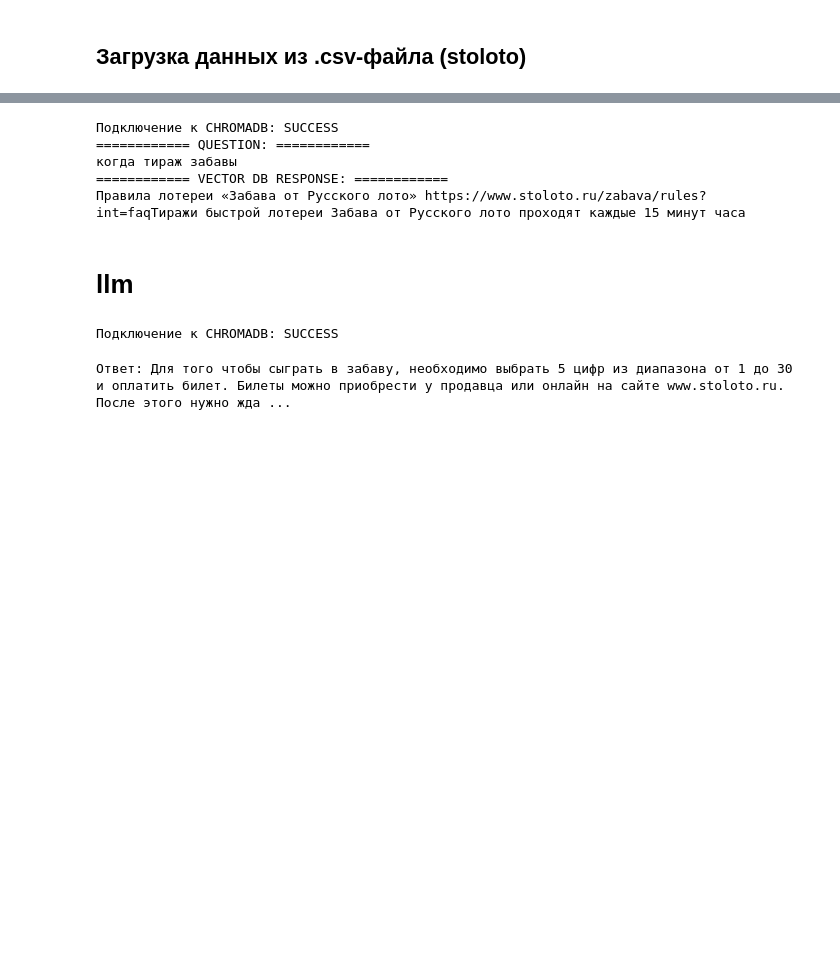
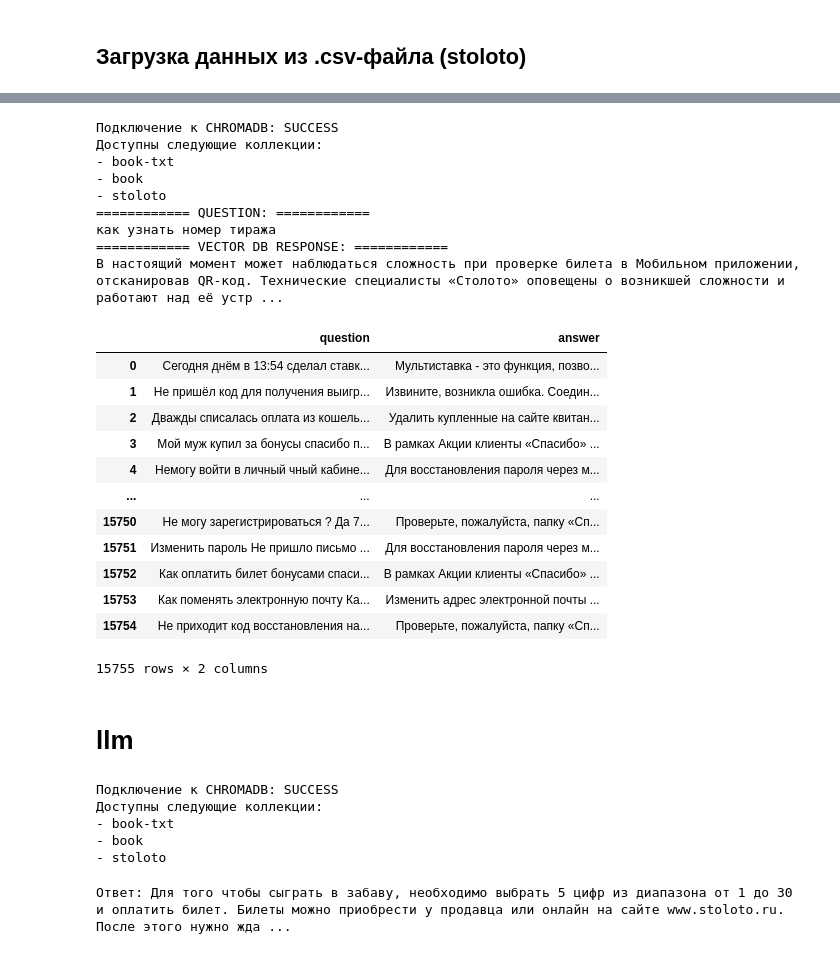
Before and after one commit to aesedeu/rag_streamlit_ru, a Jupyter notebook: test.ipynb, the cells around one changed output, grey strips where cells are left out. Saved outputs shown, nothing was run; the diff lists cells and outputs as text; code cells hidden in the pictures; blank space fills up the shorter version.

```diff
--- a/test.ipynb
+++ b/test.ipynb
@@ -165,7 +171,7 @@ chroma_client = get_chroma_client()
 # Получаем коллекцию
 collection = chroma_client.get_collection('stoloto')
 
-question = 'правила лотереи'
+question = 'как узнать номер тиража'
 # question = 'когда тираж забавы'
 
 vector_db_response = vectorstore_query(
@@ -179,21 +185,39 @@ print(f'============ QUESTION: ============\n{question}')
 print(f'============ VECTOR DB RESPONSE: ============\n{vector_db_response}')
 # %% [output]
 Подключение к CHROMADB: SUCCESS
+Доступны следующие коллекции:
+- book-txt
+- book
+- stoloto
 ============ QUESTION: ============
-когда тираж забавы
+как узнать номер тиража
 ============ VECTOR DB RESPONSE: ============
-Правила лотереи «Забава от Русского лото» https://www.stoloto.ru/zabava/rules?int=faqТиражи быстрой лотереи Забава от Русского лото проходят каждые 15 минут часа
+В настоящий момент может наблюдаться сложность при проверке билета в Мобильном приложении, отсканировав QR-код. Технические специалисты «Столото» оповещены о возникшей сложности и работают над её устр ...
 # %%
 import pandas as pd
 
 df = pd.read_csv("./SOURCE_DOCUMENTS/q&a_clear.csv")
 df.rename(columns={
     'user_questions':'question',
     'bot_messages':'answer'
 }, inplace=True)
-df.to_csv('q&a_clear.csv', index=False, columns=['question', 'answer'])
+df.to_csv('./SOURCE_DOCUMENTS/q&a_clear.csv', index=False, columns=['question', 'answer'])
 df = pd.read_csv("./SOURCE_DOCUMENTS/q&a_clear.csv")
 df
+# %% [output]
+|  | question | answer |
+| 0 | Сегодня днём в 13:54 сделал ставк... | Мультиставка - это функция, позво... |
+| 1 | Не пришёл код для получения выигр... | Извините, возникла ошибка. Соедин... |
+| 2 | Дважды списалась оплата из кошель... | Удалить купленные на сайте квитан... |
+| 3 | Мой муж купил за бонусы спасибо п... | В рамках Акции клиенты «Спасибо» ... |
+| 4 | Немогу войти в личный чный кабине... | Для восстановления пароля через м... |
+| ... | ... | ... |
+| 15750 | Не могу зарегистрироваться ? Да 7... | Проверьте, пожалуйста, папку «Сп... |
+| 15751 | Изменить пароль Не пришло письмо ... | Для восстановления пароля через м... |
+| 15752 | Как оплатить билет бонусами спаси... | В рамках Акции клиенты «Спасибо» ... |
+| 15753 | Как поменять электронную почту Ка... | Изменить адрес электронной почты ... |
+| 15754 | Не приходит код восстановления на... | Проверьте, пожалуйста, папку «Сп... |
+15755 rows × 2 columns
 # %% [markdown]
 # llm
 # %%
@@ -202,9 +226,13 @@ from lib.vector_db_setup import get_texts, upload_to_vectorstore, vectorstore_qu
 # Подключаемся к векторному хранилищу
 chroma_client = get_chroma_client()
 # Получаем коллекцию
-collection = chroma_client.get_collection('book')
+collection = chroma_client.get_collection('stoloto')
 # %% [output]
 Подключение к CHROMADB: SUCCESS
+Доступны следующие коллекции:
+- book-txt
+- book
+- stoloto
 # %%
 from peft import PeftConfig
 from transformers import AutoTokenizer
```
Also changed, not shown: parts of 1 cell of this notebook, 3 other files.
